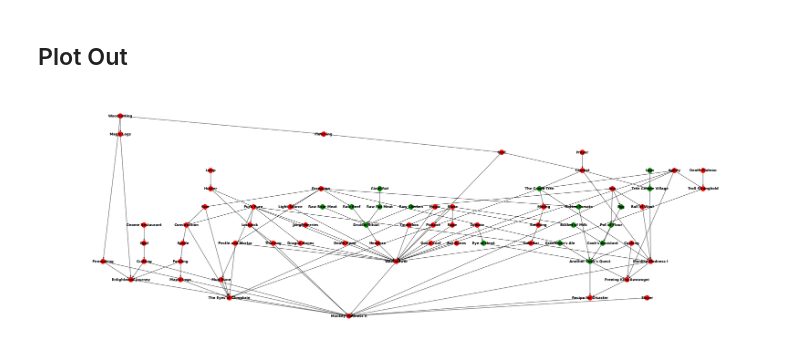
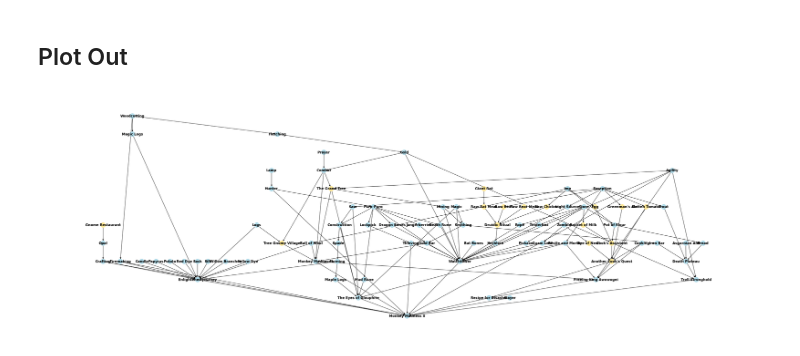
Before and after one commit to bearsdotzone/Gnonsense, a Jupyter notebook: viz.ipynb, the cells around one changed output. Drawn from its saved outputs; the diff is of its cells as text; code cells hidden in the pictures.

```diff
--- a/viz.ipynb
+++ b/viz.ipynb
@@ -229,6 +242,7 @@ G.add_edge("Mining", "Watchtower")
 ### Troll Stronghold
 # %%
 # Items
+G.add_edge("Gold", "Troll Stronghold")
 # Skills
 G.add_edge("Agility", "Troll Stronghold")
 # Quests
@@ -256,7 +270,7 @@ G.add_edge("Cook's Assistant", "Another Cook's Quest")
 ### Freeing King Awowogei
 # %%
 # Items
-
+G.add_edge("Pestle and Mortar", "Freeing King Awowogei")
 # Skills
 G.add_edge("Cooking", "Freeing King Awowogei")
 G.add_edge("Agility", "Freeing King Awowogei")
@@ -291,6 +305,7 @@ G.add_edge("Exception", "Pestle and Mortar")
 G.add_edge("Exception", "Raw Beef")
 G.add_edge("Exception", "Rotten Tomato")
 G.add_edge("Exception", "Saw")
+G.add_edge("Exception", "Trout")
 
 G.add_edge("Fletching", "Gold")
 
@@ -307,6 +322,8 @@ G.add_edge("Imp", "Egg")
 G.add_edge("Imp", "Pot of Flour")
 G.add_edge("Imp", "Raw Chicken")
 
+G.add_edge("Pot of Flour", "Bread")
+
 G.add_edge("Puro-Puro", "Death Rune")
 G.add_edge("Puro-Puro", "Dragon Bones")
 G.add_edge("Puro-Puro", "Gold Bar")
@@ -315,9 +332,11 @@ G.add_edge("Puro-Puro", "Lockpick")
 G.add_edge("Puro-Puro", "Mud Rune")
 
 G.add_edge("Smithing", "Gold Bar")
+G.add_edge("Smithing", "Iron Bar")
 
 G.add_edge("Store", "Bucket of Milk")
 G.add_edge("Store", "Pickaxe")
+G.add_edge("Store", "Pot of Flour")
 G.add_edge("Store", "Rope")
 G.add_edge("Store", "Tinderbox")
 
@@ -328,7 +347,7 @@ G.add_edge("Zombie", "Guam Leaf")
 # %% [markdown]
 ## Completed
 # %%
-completed = ["Tree Gnome Village", "The Grand Tree", "Druidic Ritual", "Another Cook's Quest", "Cook's Assistant"]
+completed = ["Tree Gnome Village", "The Grand Tree", "Druidic Ritual", "Another Cook's Quest", "Cook's Assistant", "Gnome Restaurant"]
 
 for x in completed:
     nx.set_node_attributes(G, {x:{"completed":1}})
@@ -349,18 +368,18 @@ for x in completed:
 # %%
 # nx.draw(G, with_labels=True, font_weight='bold')
 # nx.nx_pydot.graphviz_layout(G)
 
 
 # write dot file to use with graphviz
 # run "dot -Tpng test.dot >test.png"
 nx.nx_agraph.write_dot(G,'test.dot')
 
-color_map = ['green' if node in nx.get_node_attributes(G, "completed") else 'red' for node in G]
+color_map = ['#ffe594' if node in nx.get_node_attributes(G, "completed") else '#add8e6' for node in G]
 
 # same layout using matplotlib with no labels
 plt.figure(figsize=(36,12))
 pos=graphviz_layout(G, prog='dot')
 nx.draw(G, pos, with_labels=True, arrows=True, font_weight='bold', node_color=color_map)
 plt.savefig('nx_test.png')
 # %% [output]
-[figure, old version]
+[figure, new version]
```
Also changed, not shown: parts of 4 cells of this notebook, 1 other file.
